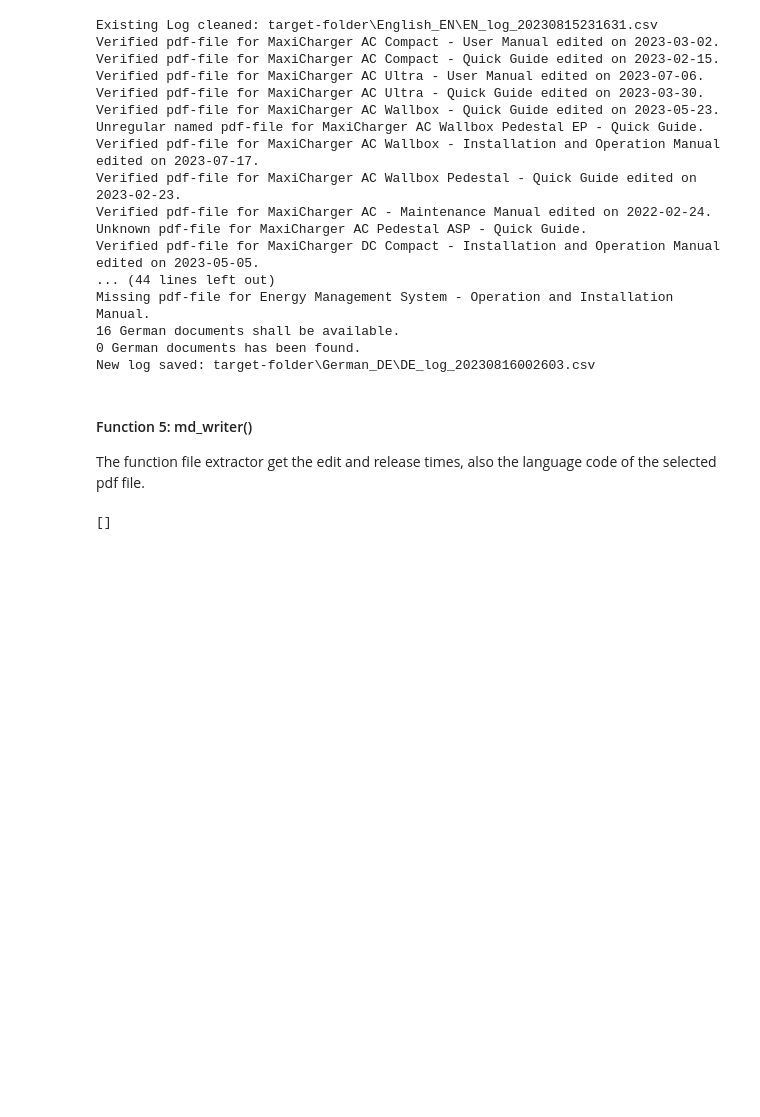
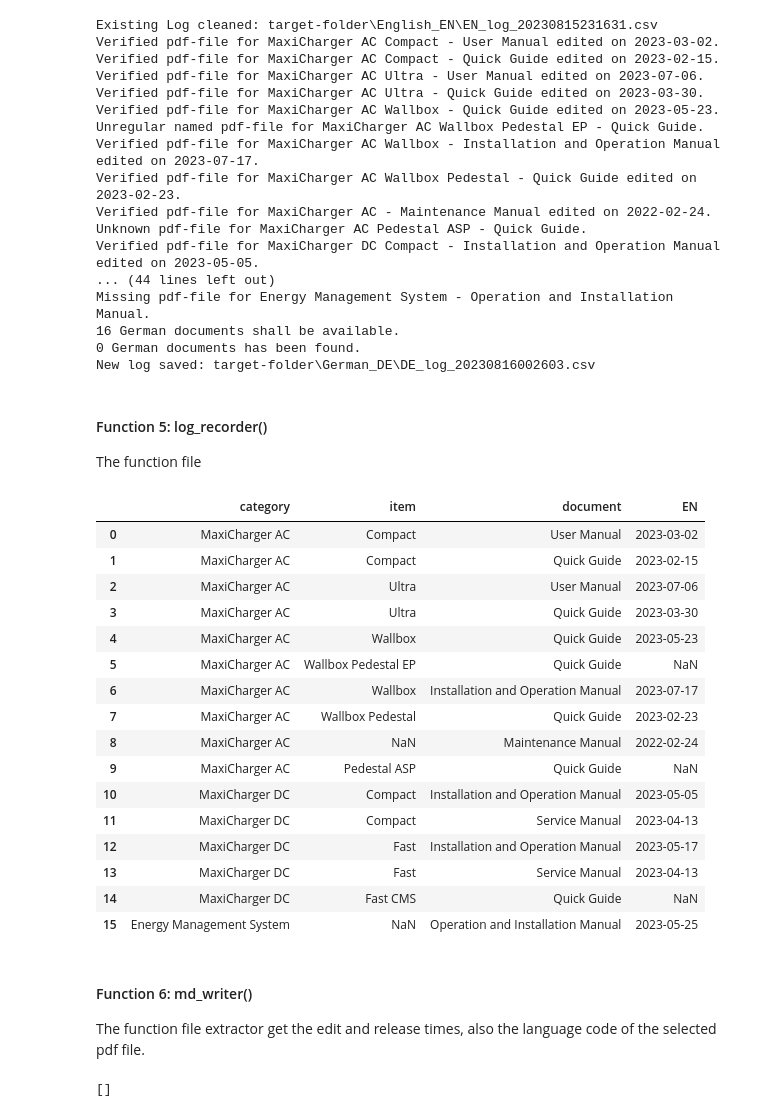
Before and after one commit to msm216/folder-master, a Jupyter notebook: demo.ipynb, the cells around one changed output. Cells and saved outputs as stored; diff of their text form; code cells hidden in the pictures; blank space fills up the shorter version.

```diff
--- a/demo.ipynb
+++ b/demo.ipynb
@@ -496,8 +496,66 @@ Missing pdf-file for Energy Management System - Operation and Installation Manua
 16 German documents shall be available.
 0 German documents has been found.
 New log saved: target-folder\German_DE\DE_log_20230816002603.csv
+# %% [markdown]
+#### Function 5: log_recorder()
+The function file
+# %%
+import os
+import sys
+import pandas as pd
+
+
+target_folder = "test-folder"
+md_path = os.path.join(target_folder, 'README.md')
+# ['English_EN', 'German_DE']
+lang_folders = [folder for folder in os.listdir(target_folder) if os.path.isdir(os.path.join(target_folder, folder))]
+
+# get status from 'English_EN' first
+en_folder_path = os.path.join(target_folder, "English_EN")
+en_log_name = [file for file in os.listdir(en_folder_path) if file.endswith('.csv')][0]
+
+# try to get english log
+#test-folder\English_EN\EN_log_20230816002603.csv
+try:
+    en_log_csv_path = os.path.join(en_folder_path, en_log_name)
+    log_df = pd.read_csv(en_log_csv_path)
+except IndexError:
+    print(f"English_EN log is missing, process broke down.")
+    #return
+    sys.exit()
+
+# drop the column 'language'
+log_df.drop(['language', 'status'], axis=1, inplace=True)
+log_df.rename(columns={'release': 'EN'}, inplace=True)
+
+# analyze languages except english
+lang_folders.remove("English_EN")
+
+
+
+
+
+log_df
+# %% [output]
+|  | category | item | document | EN |
+| 0 | MaxiCharger AC | Compact | User Manual | 2023-03-02 |
+| 1 | MaxiCharger AC | Compact | Quick Guide | 2023-02-15 |
+| 2 | MaxiCharger AC | Ultra | User Manual | 2023-07-06 |
+| 3 | MaxiCharger AC | Ultra | Quick Guide | 2023-03-30 |
+| 4 | MaxiCharger AC | Wallbox | Quick Guide | 2023-05-23 |
+| 5 | MaxiCharger AC | Wallbox Pedestal EP | Quick Guide | NaN |
+| 6 | MaxiCharger AC | Wallbox | Installation and Operation Manual | 2023-07-17 |
+| 7 | MaxiCharger AC | Wallbox Pedestal | Quick Guide | 2023-02-23 |
+| 8 | MaxiCharger AC | NaN | Maintenance Manual | 2022-02-24 |
+| 9 | MaxiCharger AC | Pedestal ASP | Quick Guide | NaN |
+| 10 | MaxiCharger DC | Compact | Installation and Operation Manual | 2023-05-05 |
+| 11 | MaxiCharger DC | Compact | Service Manual | 2023-04-13 |
+| 12 | MaxiCharger DC | Fast | Installation and Operation Manual | 2023-05-17 |
+| 13 | MaxiCharger DC | Fast | Service Manual | 2023-04-13 |
+| 14 | MaxiCharger DC | Fast CMS | Quick Guide | NaN |
+| 15 | Energy Management System | NaN | Operation and Installation Manual | 2023-05-25 |
 # %% [markdown]
-#### Function 5: md_writer()
+#### Function 6: md_writer()
 The function file extractor get the edit and release times, also the language code of the selected pdf file.
 # %%
 import os
```
Also changed, not shown: parts of 2 cells of this notebook.
